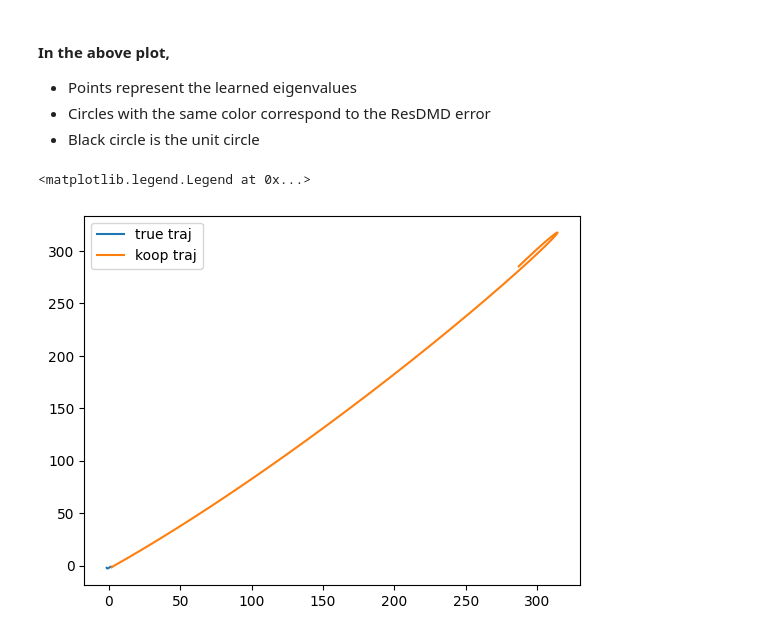
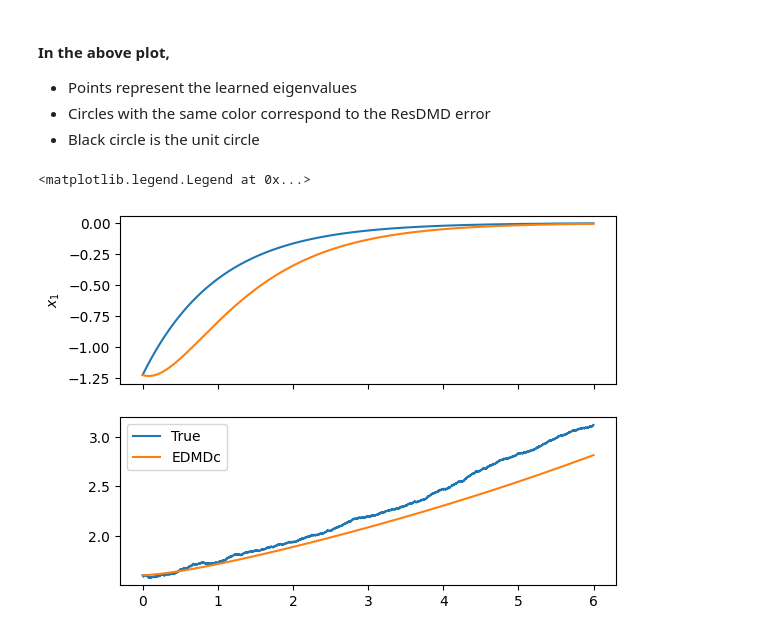
Before and after one commit to jmbosnich/ResDMDc, a Jupyter notebook: ResDMD_forced.ipynb, the cells around one changed output. Saved outputs shown, nothing was run; the diff lists cells and outputs as text; code cells hidden in the pictures.

Commit message:
added dynamical system which admits a finite-dim invariant Koopman subspace

```diff
--- a/ResDMD_forced.ipynb
+++ b/ResDMD_forced.ipynb
@@ -110,7 +152,7 @@ class DiscreteLinearSystem(object):
 # %% [markdown]
 ## Choose model
 # %%
-model = VanDerPol()
+model = SystemWithKoopmanInvariantSubspace()
 # %% [markdown]
 ## Define dictionaries of observables
 # %%
@@ -143,7 +185,7 @@ class Observables(object):
             lift_x = np.array([
                 x[0],
                 x[1],
-                x[0]*x[1]
+                x[0]**2
             ])
 
         if self.choice == 4:
@@ -268,7 +310,7 @@ $$H_n(x) = (-1)^n \cdot exp\left({\frac{x^2}{2}}\right) \cdot \frac{d^n}{dx^n} e
 # %% [markdown]
 ## Collect trajectory data and compute EDMD/ResDMD
 # %%
-num_trials = 20 # number of resets
+num_trials = 50 # number of resets
 tf = 2
 horizon = int(tf/model.dt) # how long we simulate the system for
 M = num_trials * horizon # M sized data
@@ -277,16 +319,16 @@ traj = np.zeros([2, horizon, num_trials])
 
 ### Choose basis functions ###
 obs_choice = 1  # if handmade basis is used
-order = 4  # if (hermitian) polynomials are used
+order = 6  # if (hermitian) polynomials are used
 cross_terms = False
 
 obs = Observables(obs_choice, order, cross_terms)
-z = obs.poly # choose which basis functions you want to use
+z = obs.handmade # choose which basis functions you want to use
 
 num_obs = len(z(model.reset(), model.sample_input()))
 print("size of dictionary: ", num_obs)
 
-np.random.seed(40) # set the seed for reproducibility
+np.random.seed(42) # set the seed for reproducibility
 
 # EDMD matrices
 A = np.zeros((num_obs, num_obs))
@@ -400,25 +438,38 @@ for i in range(len(evals)):
 * Circles with the same color correspond to the ResDMD error
 * Black circle is the unit circle
 # %%
-traj_test_true = np.zeros([2, horizon])
-traj_test_koop = np.zeros([num_obs, horizon])
-u_test = np.array([0.])
+simulation_tf = 6
+simulation_horizon = int(simulation_tf/model.dt)
+
+traj_test_true = np.zeros([2, simulation_horizon])
+traj_test_koop = np.zeros([num_obs, simulation_horizon])
+u_test = model.sample_input()
 
 x0_rand = model.reset()
 z0 = z(x0_rand, u_test)
 traj_test_true[:, 0] = x0_rand
 traj_test_koop[:, 0] = z0
 
-for t in range(horizon - 1):
+for t in range(simulation_horizon - 1):
     # propogate true dynamics
     traj_test_true[:, t+1] = model.step(u_test)
 
     # propogate Koopman dynamics
-    traj_test_koop[:, t+1] = koopman@traj_test_koop[:, t]
+    traj_test_koop[:-1, t+1] = A@traj_test_koop[:-1, t] + B[:,0]*u_test
 
-plt.plot(traj_test_true[0], traj_test_true[1], label="true traj")
-plt.plot(traj_test_koop[0], traj_test_koop[1], label="koop traj")
+    # update control
+    u_test = model.sample_input()
+
+time = np.arange(0, simulation_tf, model.dt)
+
+fig, axs = plt.subplots(2, 1, sharex=True)
+axs[0].plot(time, traj_test_true[0], label="True")
+axs[0].plot(time, traj_test_koop[0], label="EDMDc")
+axs[1].plot(time, traj_test_true[1], label="True")
+axs[1].plot(time, traj_test_koop[1], label="EDMDc")
+axs[0].set_ylabel('$x_1$')
+axs[1].set_ylabel('$x_2$')
 plt.legend()
 # %% [output]
 <matplotlib.legend.Legend at 0x...>
-[figure, old version]
+[figure, new version]
```
Also changed, not shown: parts of 3 cells of this notebook.
